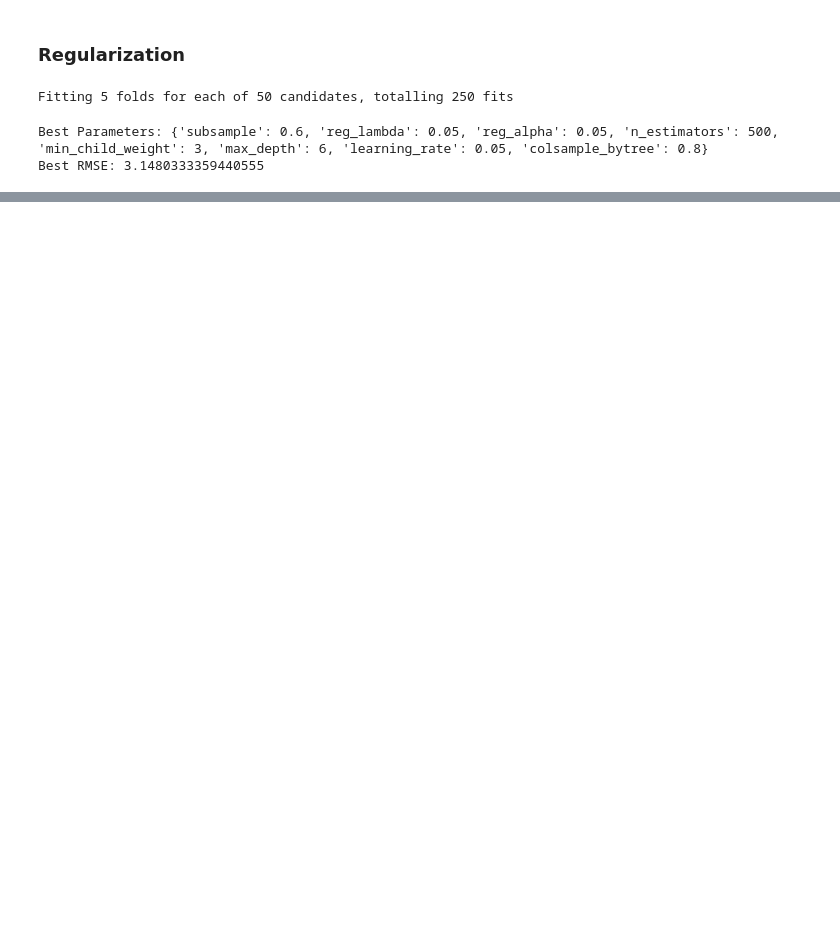
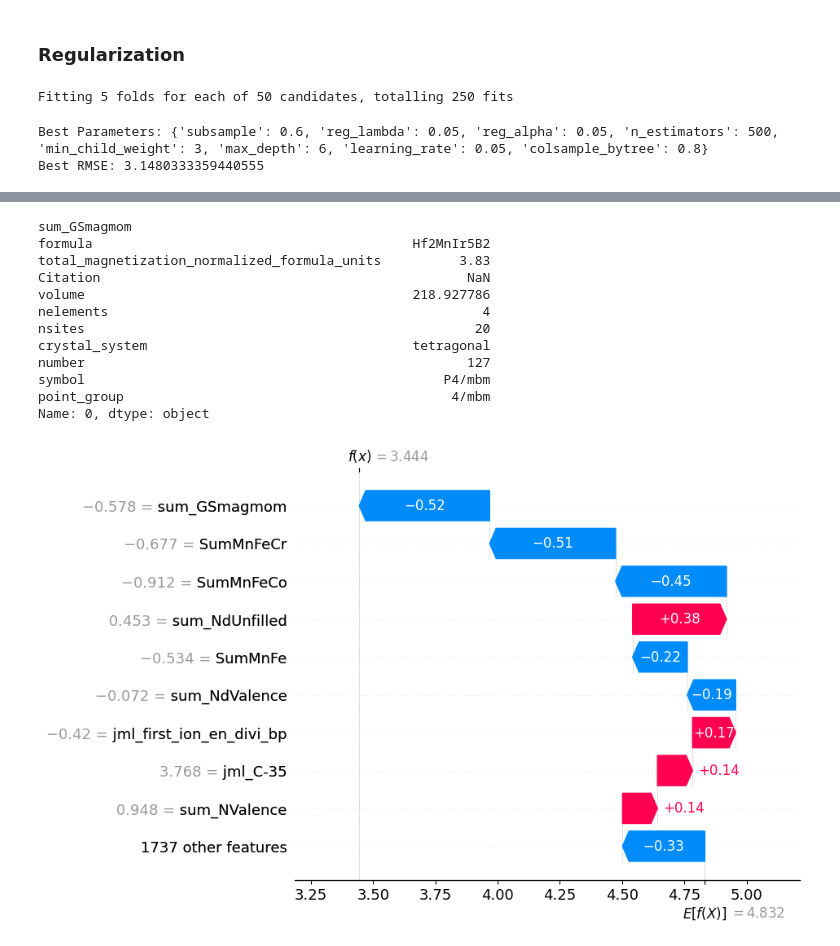
Before and after one commit to andykr1k/ChemML, a Jupyter notebook: Models/XGBoost.ipynb, the cells around one changed output, grey strips where cells are left out. Cells and saved outputs as stored; diff of their text form; code cells hidden in the pictures; blank space fills up the shorter version.

```diff
--- a/Models/XGBoost.ipynb
+++ b/Models/XGBoost.ipynb
@@ -639,0 +716,27 @@ Best RMSE: 3.1480333359440555
+# %%
+xgb_explainer = shap.TreeExplainer(
+    best_model, X_train_new, feature_names=X_lit_unscaled.columns)
+data_dmatrix = xgb.DMatrix(data=X_train_new, label=y_train_new)
+y_pred = best_model.predict(X_lit)
+shap_explainer_values = xgb_explainer(X_lit, y_pred)
+# %%
+i = 0
+print(X_lit_unscaled.columns[20])
+print(df_truth.iloc[i])
+waterfall = shap.waterfall_plot(shap_explainer_values[i], show=False)
+plt.ylabel("")
+plt.show()
+# %% [output]
+sum_GSmagmom
+formula                                         Hf2MnIr5B2
+total_magnetization_normalized_formula_units          3.83
+Citation                                               NaN
+volume                                          218.927786
+nelements                                                4
+nsites                                                  20
+crystal_system                                  tetragonal
+number                                                 127
+symbol                                              P4/mbm
+point_group                                          4/mbm
+Name: 0, dtype: object
+[figure, added]
```
Also changed, not shown: parts of 20 cells of this notebook, 2 other files.
